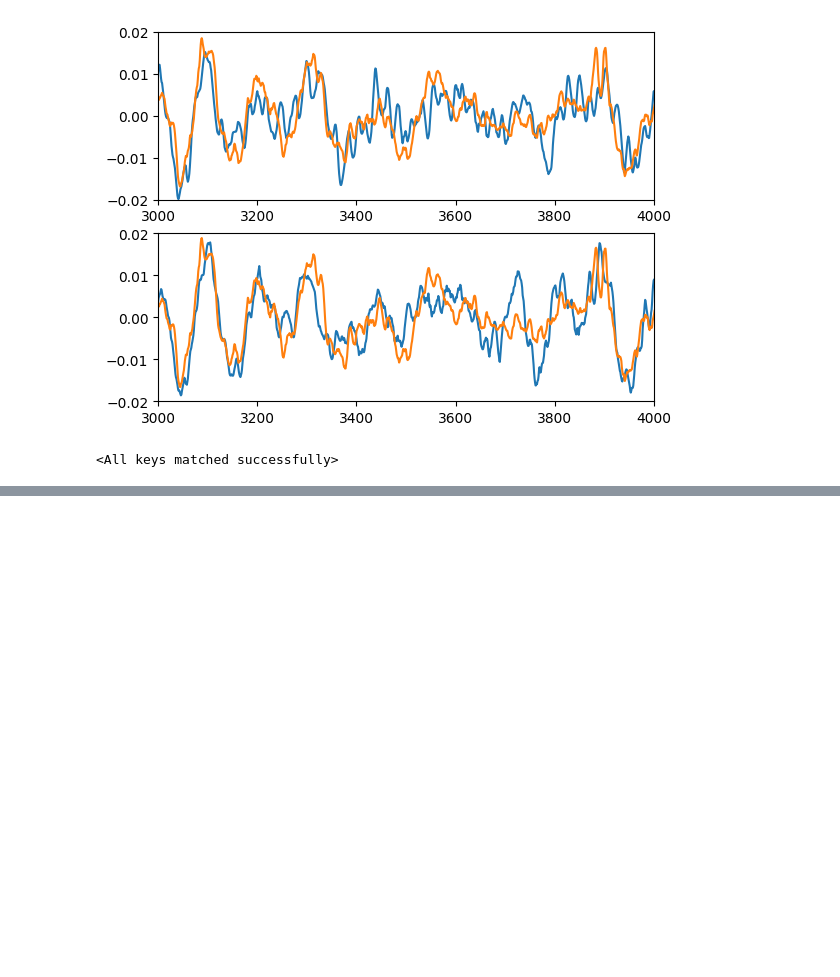
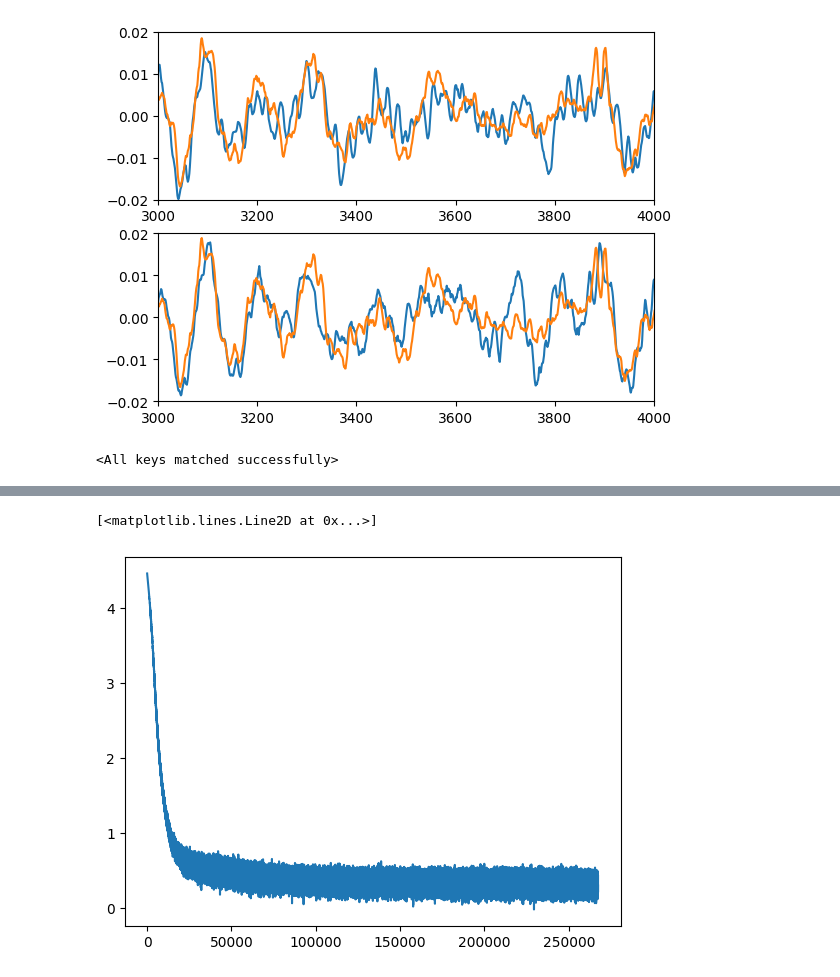
Before and after one commit to danjacobellis/moco, a Jupyter notebook: MYRIAD_V2_RDAE_inference.ipynb, the cells around one changed output, grey strips where cells are left out. Drawn from its saved outputs; the diff is of its cells as text; code cells hidden in the pictures; blank space fills up the shorter version.

```diff
--- a/MYRIAD_V2_RDAE_inference.ipynb
+++ b/MYRIAD_V2_RDAE_inference.ipynb
@@ -237,0 +250,6 @@ for channel in range(2):
+# %%
+rate = np.load("rate.npy")
+plt.plot(np.log(rate))
+# %% [output]
+[<matplotlib.lines.Line2D at 0x...>]
+[figure, added]
```
Also changed, not shown: parts of 8 cells of this notebook.
